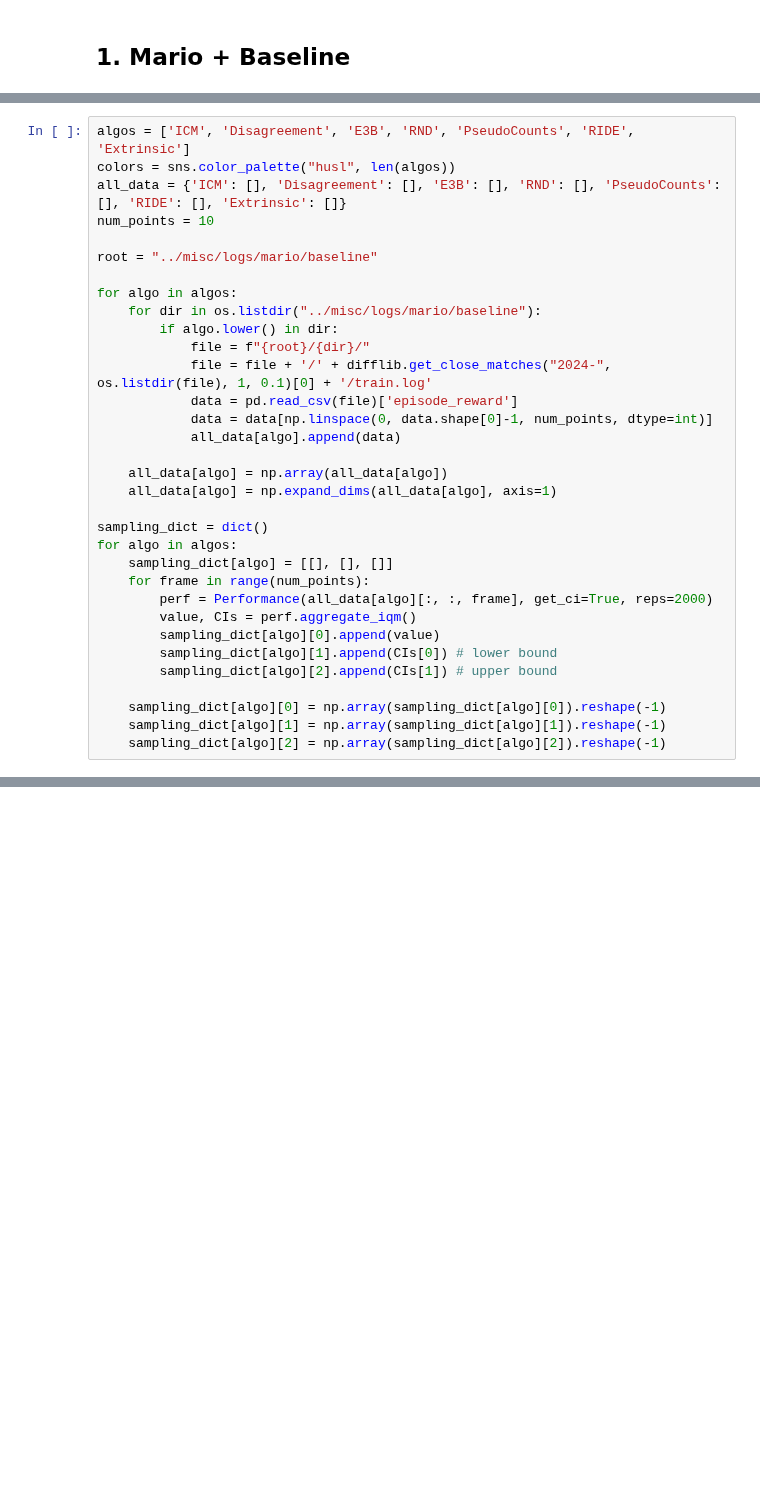
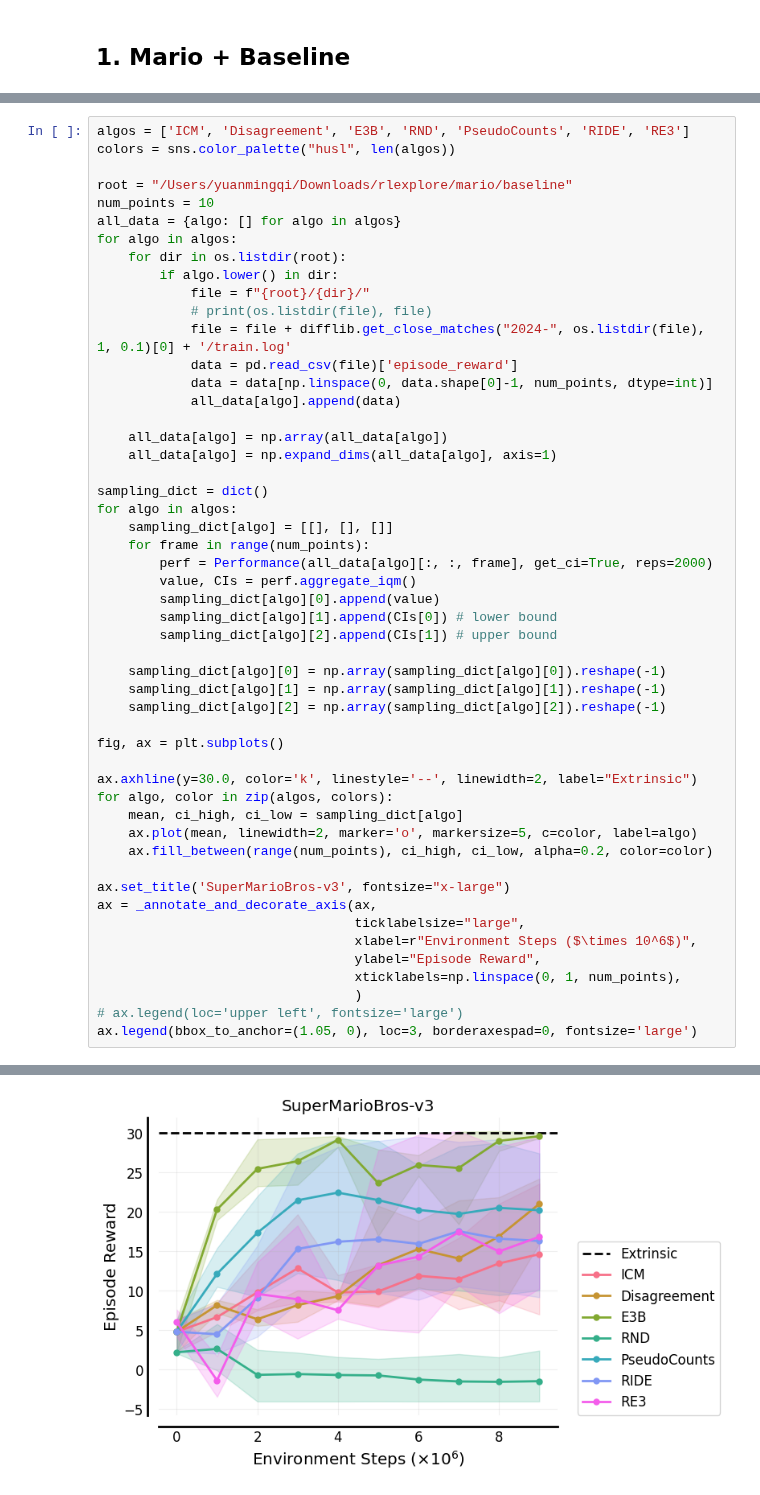
Before and after one commit to RLE-Foundation/rllte, a Jupyter notebook: experimental/figure.ipynb, the cells around one changed output, grey strips where cells are left out. Saved outputs shown, nothing was run; the diff lists cells and outputs as text; blank space fills up the shorter version.

```diff
--- a/experimental/figure.ipynb
+++ b/experimental/figure.ipynb
@@ -17,16 +19,16 @@ from rllte.evaluation import Performance
 # %%
-algos = ['ICM', 'Disagreement', 'E3B', 'RND', 'PseudoCounts', 'RIDE', 'Extrinsic']
+algos = ['ICM', 'Disagreement', 'E3B', 'RND', 'PseudoCounts', 'RIDE', 'RE3']
 colors = sns.color_palette("husl", len(algos))
-all_data = {'ICM': [], 'Disagreement': [], 'E3B': [], 'RND': [], 'PseudoCounts': [], 'RIDE': [], 'Extrinsic': []}
+
+root = "/Users/yuanmingqi/Downloads/rlexplore/mario/baseline"
 num_points = 10
-
-root = "../misc/logs/mario/baseline"
-
+all_data = {algo: [] for algo in algos}
 for algo in algos:
-    for dir in os.listdir("../misc/logs/mario/baseline"):
+    for dir in os.listdir(root):
         if algo.lower() in dir:
             file = f"{root}/{dir}/"
-            file = file + '/' + difflib.get_close_matches("2024-", os.listdir(file), 1, 0.1)[0] + '/train.log'
+            # print(os.listdir(file), file)
+            file = file + difflib.get_close_matches("2024-", os.listdir(file), 1, 0.1)[0] + '/train.log'
             data = pd.read_csv(file)['episode_reward']
             data = data[np.linspace(0, data.shape[0]-1, num_points, dtype=int)]
             all_data[algo].append(data)
@@ -47,3 +49,22 @@ for algo in algos:
     sampling_dict[algo][0] = np.array(sampling_dict[algo][0]).reshape(-1)
     sampling_dict[algo][1] = np.array(sampling_dict[algo][1]).reshape(-1)
     sampling_dict[algo][2] = np.array(sampling_dict[algo][2]).reshape(-1)
+
+fig, ax = plt.subplots()
+
+ax.axhline(y=30.0, color='k', linestyle='--', linewidth=2, label="Extrinsic")
+for algo, color in zip(algos, colors):
+    mean, ci_high, ci_low = sampling_dict[algo]
+    ax.plot(mean, linewidth=2, marker='o', markersize=5, c=color, label=algo)
+    ax.fill_between(range(num_points), ci_high, ci_low, alpha=0.2, color=color)
+
+ax.set_title('SuperMarioBros-v3', fontsize="x-large")
+ax = _annotate_and_decorate_axis(ax,
+                                 ticklabelsize="large",
+                                 xlabel=r"Environment Steps ($\times 10^6$)",
+                                 ylabel="Episode Reward",
+                                 xticklabels=np.linspace(0, 1, num_points),
+                                 )
+# ax.legend(loc='upper left', fontsize='large')
+ax.legend(bbox_to_anchor=(1.05, 0), loc=3, borderaxespad=0, fontsize='large')
+# %% [output]
@@ -49,0 +72 @@ for algo in algos:
+[figure, added]
```
Also changed, not shown: parts of 11 cells of this notebook.
